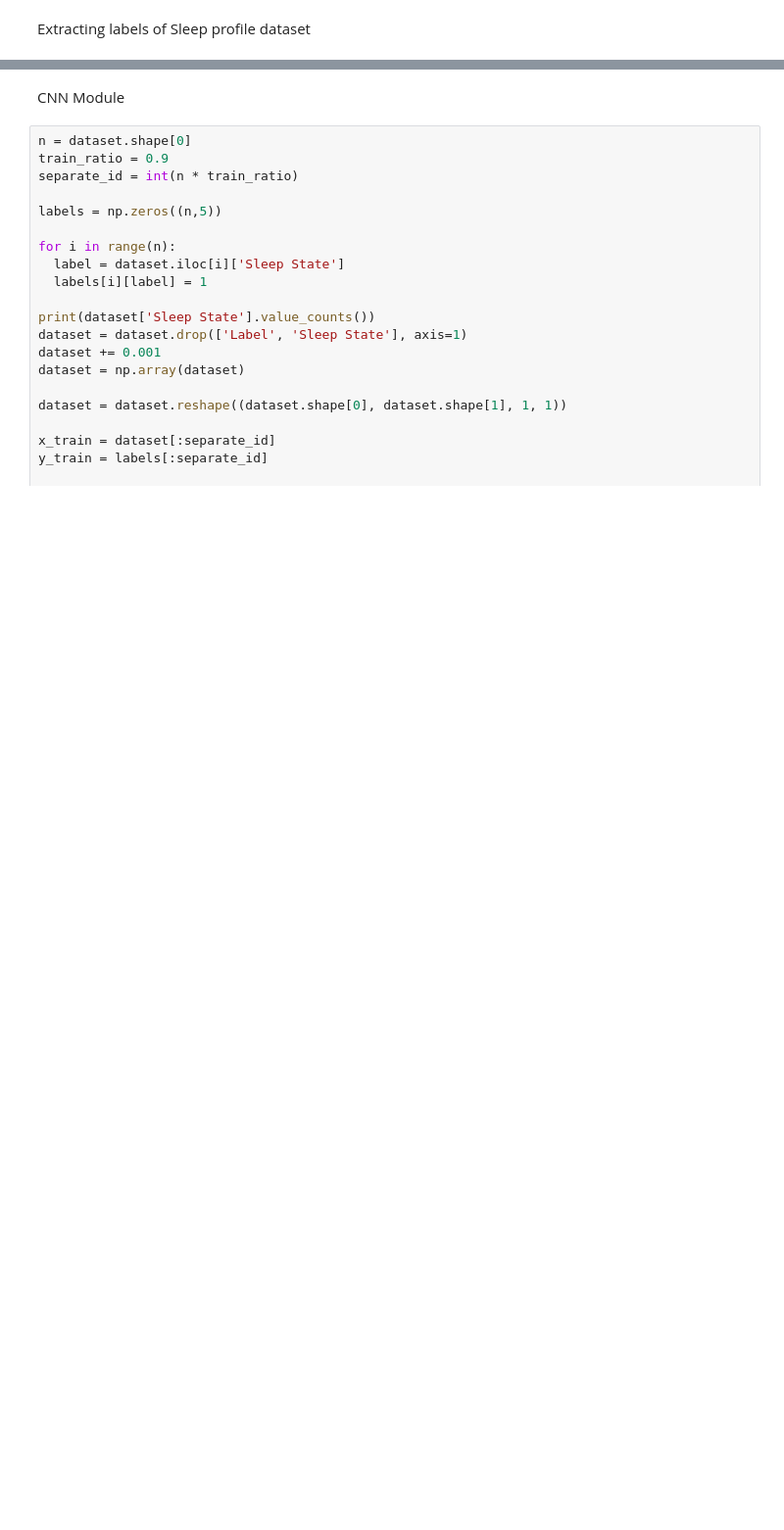
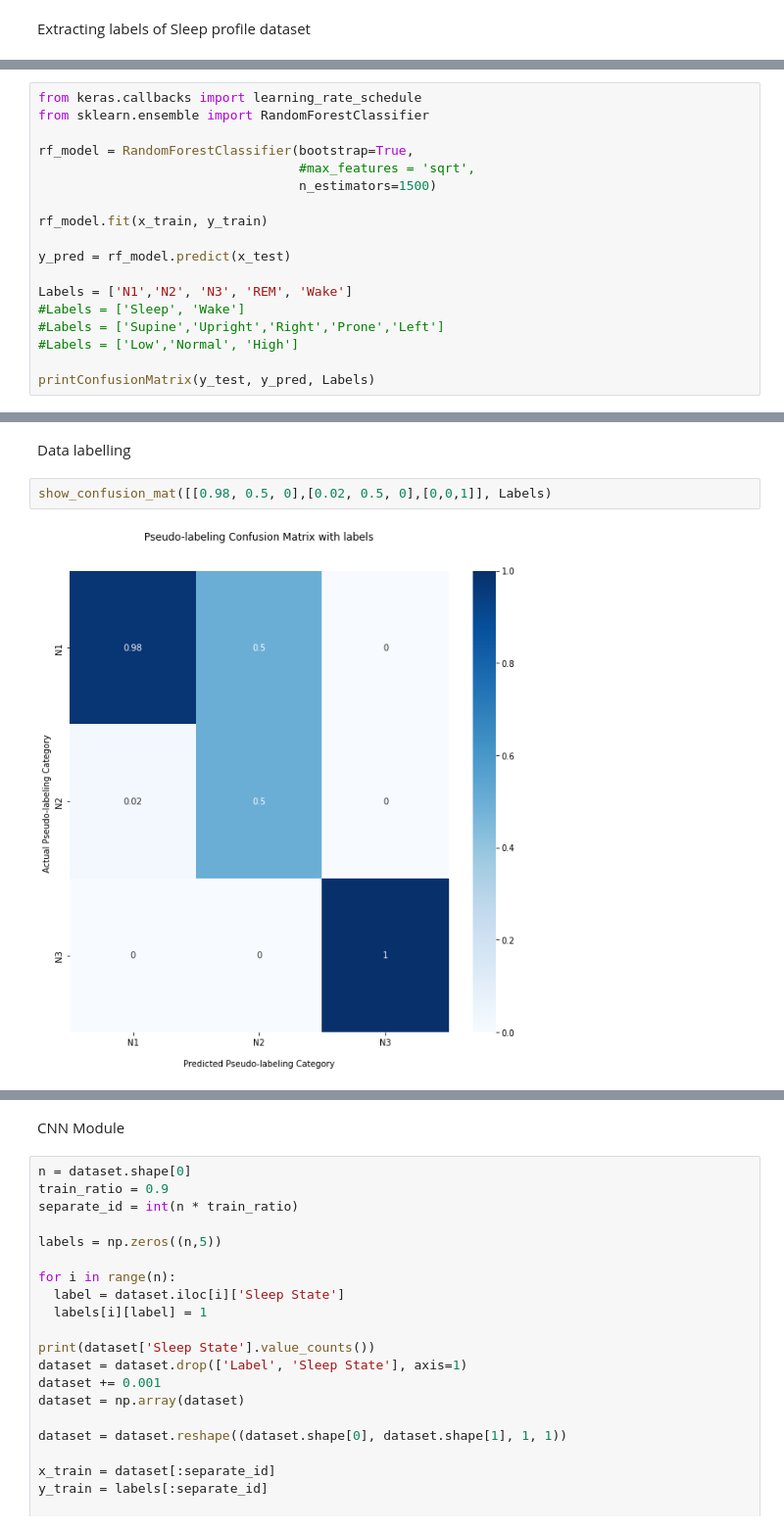
Before and after one commit to AmirKhak/Sleep-classifier, a Jupyter notebook: Pseudo-labeling/PseudoLabeling Self-supervised learning.ipynb, the cells around one changed output, grey strips where cells are left out. Shown at 98% size. Drawn from its saved outputs; the diff is of its cells as text; blank space fills up the shorter version.

```diff
--- a/Pseudo-labeling/PseudoLabeling Self-supervised learning.ipynb
+++ b/Pseudo-labeling/PseudoLabeling Self-supervised learning.ipynb
@@ -266,0 +470,18 @@ file_name = os.path.join(features_dir, "Raw")
+# %%
+from keras.callbacks import learning_rate_schedule
+from sklearn.ensemble import RandomForestClassifier
+
+rf_model = RandomForestClassifier(bootstrap=True,
+                                  #max_features = 'sqrt',
+                                  n_estimators=1500)
+
+rf_model.fit(x_train, y_train)
+
+y_pred = rf_model.predict(x_test)
+
+Labels = ['N1','N2', 'N3', 'REM', 'Wake']
+#Labels = ['Sleep', 'Wake']
+#Labels = ['Supine','Upright','Right','Prone','Left']
+#Labels = ['Low','Normal', 'High']
+
+printConfusionMatrix(y_test, y_pred, Labels)
@@ -266,0 +505,6 @@ file_name = os.path.join(features_dir, "Raw")
+# %% [markdown]
+Data labelling
+# %%
+show_confusion_mat([[0.98, 0.5, 0],[0.02, 0.5, 0],[0,0,1]], Labels)
+# %% [output]
+[figure, added]
```
Also changed, not shown: parts of 38 cells of this notebook, 9 other files.
